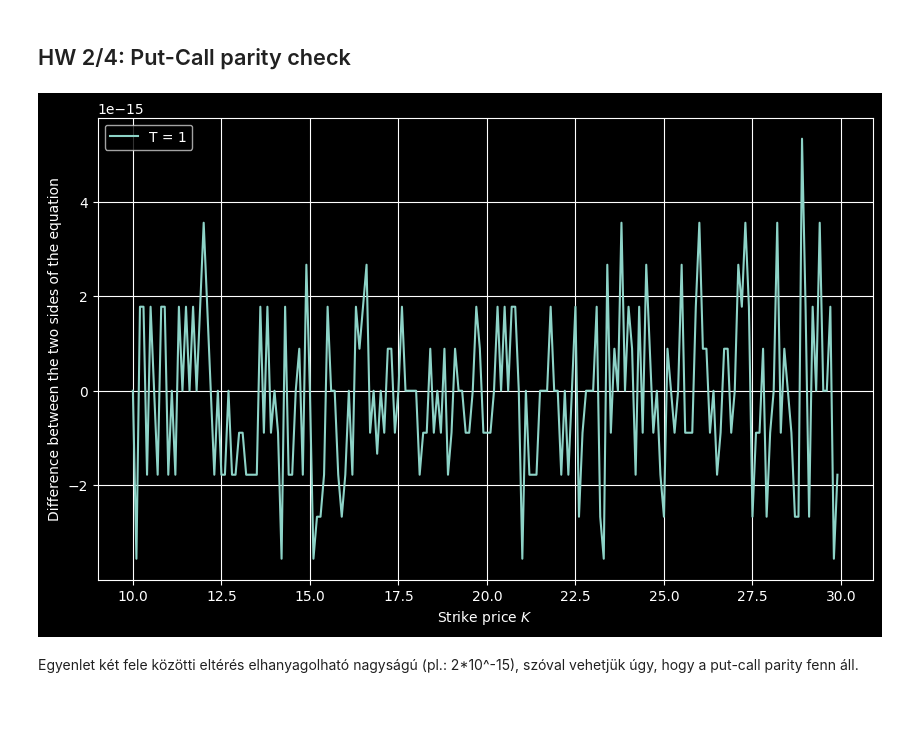
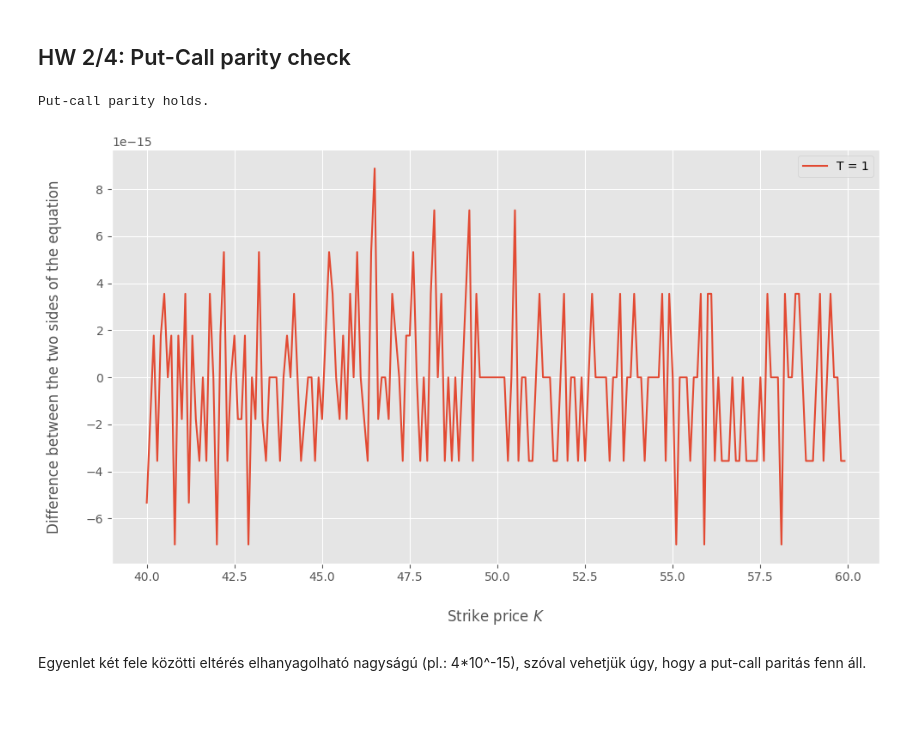
Before and after one commit to QuantCourseBP/QuantCourseBP, a Jupyter notebook: homeworks/9180744/my_homeworks/OptionBasics_BSMmodel_hazi.ipynb, the cells around one changed output. Drawn from its saved outputs; the diff is of its cells as text; code cells hidden in the pictures; blank space fills up the shorter version.

```diff
--- a/homeworks/9180744/my_homeworks/OptionBasics_BSMmodel_hazi.ipynb
+++ b/homeworks/9180744/my_homeworks/OptionBasics_BSMmodel_hazi.ipynb
@@ -290,17 +255,0 @@ plt.show()
-# %%
-put_greek = 'theta'
-put_greeks_to_plot = []
-for _T in T_vec:
-    put_greeks_to_plot.append(black_scholes_eur_put(r=0.05, T=_T, S0=20.0, sigma=0.3, K=K_vec, output=put_greek))
-
-plt.figure(figsize=(10, 6))
-
-for greeks, T in zip(put_greeks_to_plot, T_vec):
-    plt.plot(K_vec, greeks, label=f"T = {int(T)}")
-
-plt.xlabel('Strike price $K$')
-plt.ylabel(f'Call option {greek} $C(S_0,K,T)$')
-
-plt.legend()
-plt.grid(True)
-plt.show()
@@ -309,33 +256,40 @@ plt.show()
 # %% [markdown]
 ## HW 2/4: Put-Call parity check
 # %%
-K_vec = np.arange(10, 30, 0.1)
+K_vec = np.arange(40, 60, 0.1)
 T_vec = [1.0]
-S0 = 20.0
+S0 = 50.0
 r = 0.05
 
 diff_to_plot= []
+parity_holds= []
 for _T in T_vec:
-    call = black_scholes_eur_call(r=0.05, T=_T, S0=20.0, sigma=0.3, K=K_vec, output='price')
-    put = black_scholes_eur_put(r=0.05, T=_T, S0=20.0, sigma=0.3, K=K_vec, output='price')
+    call = black_scholes_eur_call(r=0.05, T=_T, S0=S0, sigma=0.3, K=K_vec, output='price')
+    put = black_scholes_eur_put(r=0.05, T=_T, S0=S0, sigma=0.3, K=K_vec, output='price')
     left_side = call - put
     right_side = S0 - K_vec * np.exp((-1.0)*r*_T)
     diff_to_plot.append(left_side - right_side)
+    parity_holds.append(np.isclose(left_side, right_side))
 
 plt.figure(figsize=(10, 6))
 
 for diffs, T in zip(diff_to_plot, T_vec):
     plt.plot(K_vec, diffs, label=f"T = {int(T)}")
 
+if np.array(parity_holds).all():
+    print('Put-call parity holds.')
+else:
+    print('Put-call parity doesn\'t hold.')
+
 plt.xlabel('Strike price $K$')
 plt.ylabel('Difference between the two sides of the equation')
 
 plt.legend()
-plt.grid(True)
+plt.style.use('ggplot')
+plt.tight_layout()
 plt.show()
 # %% [output]
+Put-call parity holds.
-[figure, old version]
+[figure, new version]
 # %% [markdown]
-Egyenlet két fele közötti eltérés elhanyagolható nagyságú (pl.: 2*10^-15), szóval vehetjük úgy, hogy a put-call parity fenn áll.
+Egyenlet két fele közötti eltérés elhanyagolható nagyságú (pl.: 4*10^-15), szóval vehetjük úgy, hogy a put-call paritás fenn áll.
-# %% [markdown]
-###
```
Also changed, not shown: parts of 10 cells of this notebook.
